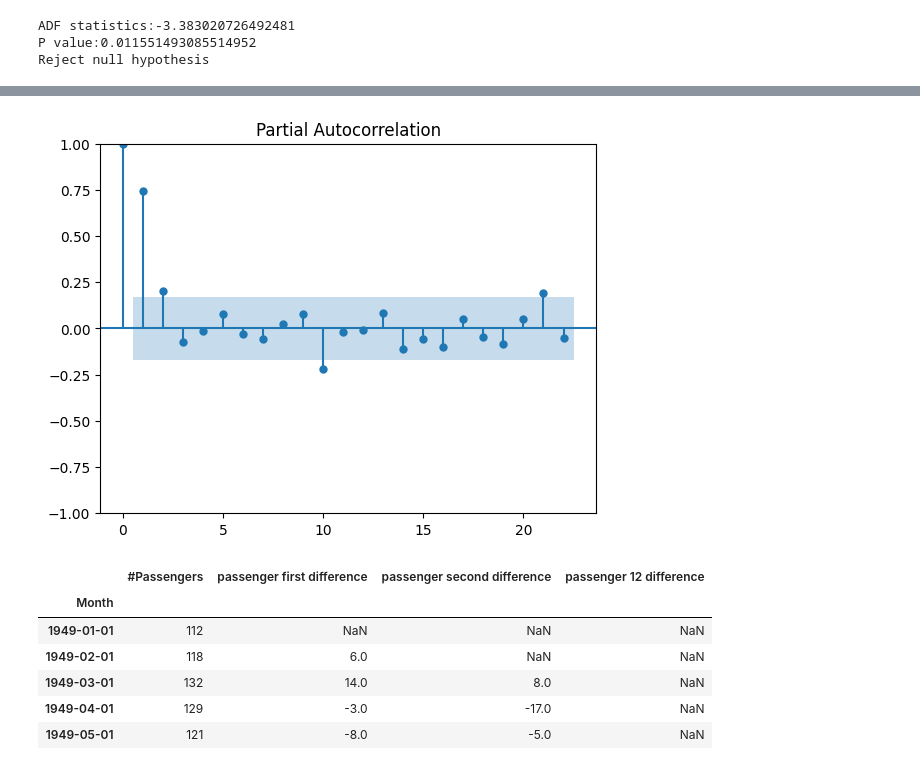
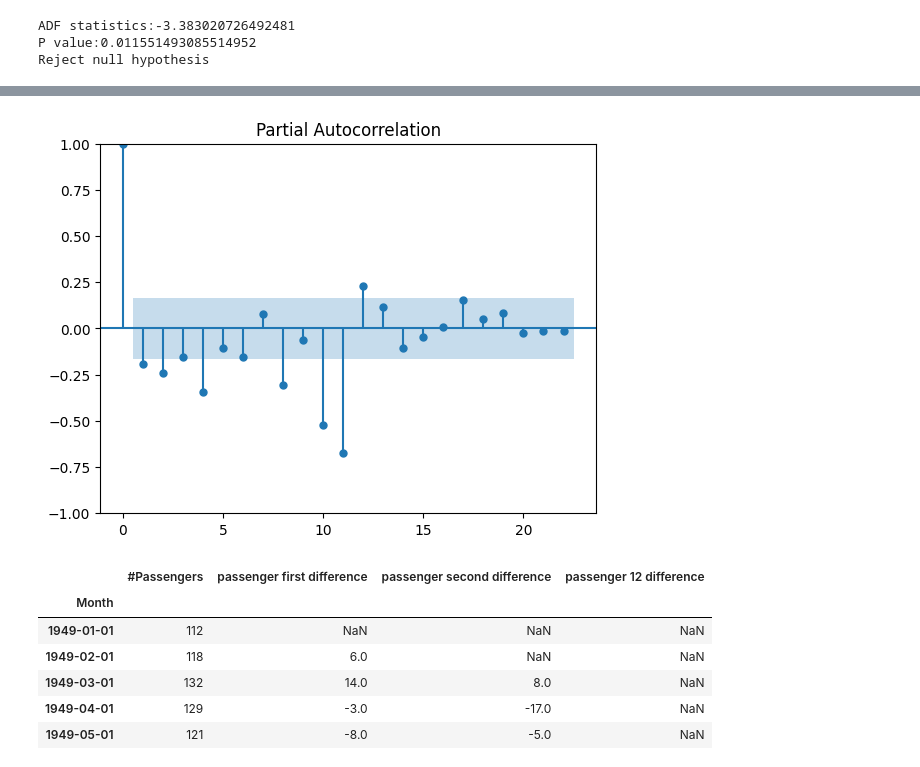
Before and after one commit to faizan-abbas-mir/TSD, a Jupyter notebook: ARIMA+SARIMA.ipynb, the cells around one changed output, grey strips where cells are left out. Saved outputs shown, nothing was run; the diff lists cells and outputs as text; code cells hidden in the pictures.

```diff
--- a/ARIMA+SARIMA.ipynb
+++ b/ARIMA+SARIMA.ipynb
@@ -167,7 +167,7 @@ acf = plot_acf(df_airline['passenger 12 difference'].dropna())
 # %%
-pacf12= plot_pacf(df_airline['passenger 12 difference'].dropna())
+result=plot_pacf(df_airline['passenger second difference'].dropna())
 # %% [output]
-[figure, old version]
+[figure, new version]
 # %%
 df_airline
 # %% [output]
```
Also changed, not shown: parts of 32 cells of this notebook.
